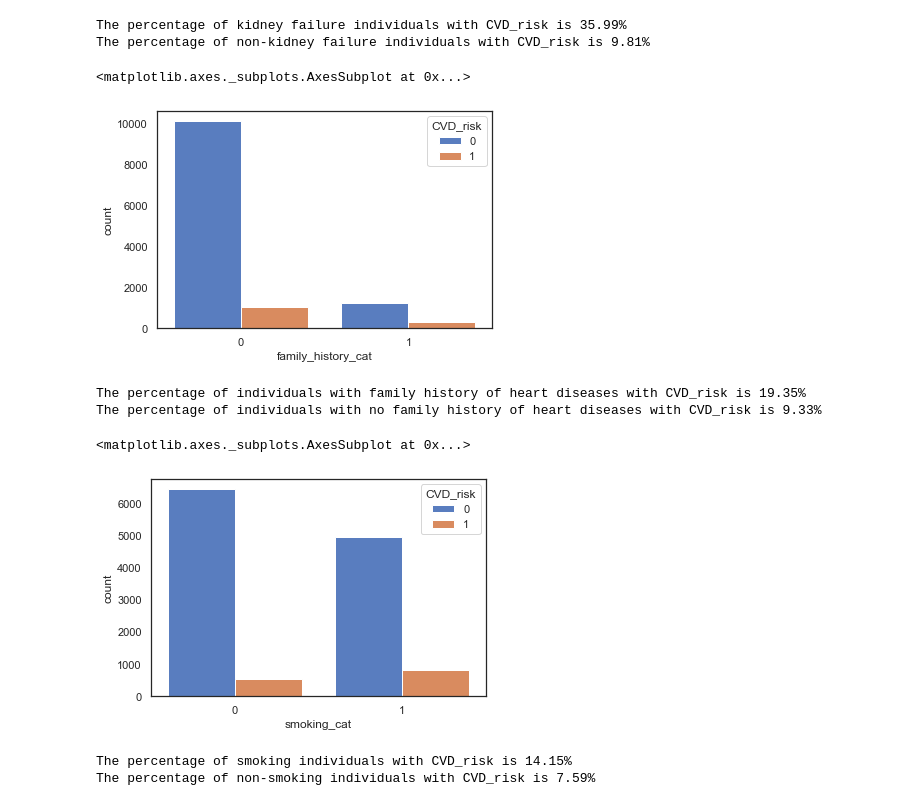
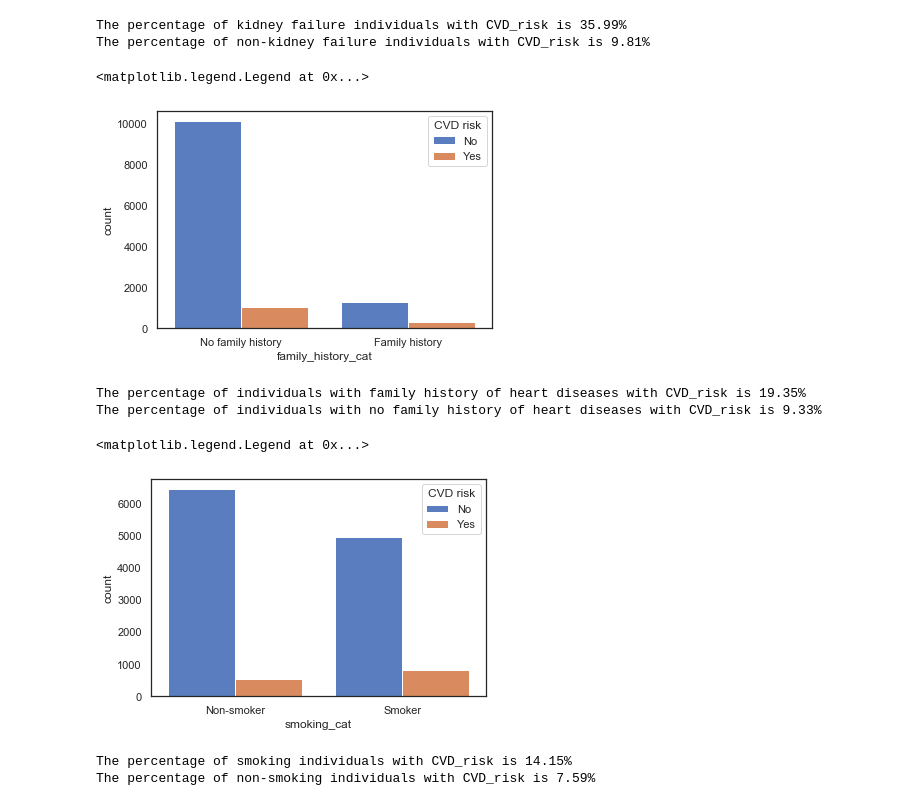
Before and after one commit to richasethi3/CVD_Prediction, a Jupyter notebook: CVD Prediction-Exploratory Data Analysis.ipynb, the cells around one changed output. Drawn from its saved outputs; the diff is of its cells as text; code cells hidden in the pictures.

```diff
--- a/CVD Prediction-Exploratory Data Analysis.ipynb
+++ b/CVD Prediction-Exploratory Data Analysis.ipynb
@@ -1037,9 +1065,12 @@ def famhis_cat(fam):
 df['family_history_cat'] = df.apply(lambda x: famhis_cat(x['fam_history']), axis=1)
 # %%
 sns.countplot(x='family_history_cat', hue='CVD_risk', data=df)
+plt.xticks([0,1], ['No family history', 'Family history'])
+labels = ['No', 'Yes']
+plt.legend(labels = labels, title = 'CVD risk')
 # %% [output]
-<matplotlib.axes._subplots.AxesSubplot at 0x...>
+<matplotlib.legend.Legend at 0x...>
-[figure, old version]
+[figure, new version]
 # %%
 prop_famhistory_CVD = len(df[(df.CVD_risk == 1) &(df.family_history_cat == 1)])/len(df[df.family_history_cat == 1])
 prop_nofamhistory_CVD = len(df[(df.CVD_risk == 1) & (df.family_history_cat == 0)])/len(df[df.family_history_cat == 0])
@@ -1059,9 +1090,12 @@ def smoking_cat(smoker):
 df['smoking_cat'] = df.apply(lambda x : smoking_cat(x['smoking']), axis=1)
 # %%
 sns.countplot(x='smoking_cat', hue='CVD_risk', data=df)
+plt.xticks([0,1], ['Non-smoker', 'Smoker'])
+labels = ['No', 'Yes']
+plt.legend(labels = labels, title = 'CVD risk')
 # %% [output]
-<matplotlib.axes._subplots.AxesSubplot at 0x...>
+<matplotlib.legend.Legend at 0x...>
-[figure, old version]
+[figure, new version]
 # %%
 smoker_CVD = len(df[(df.CVD_risk == 1) & (df.smoking_cat == 1)])/len(df[df.smoking_cat == 1])
 nonsmoker_CVD = len(df[(df.CVD_risk == 1) & (df.smoking_cat == 0)])/len(df[df.smoking_cat == 0])
```
Also changed, not shown: parts of 20 cells of this notebook.
